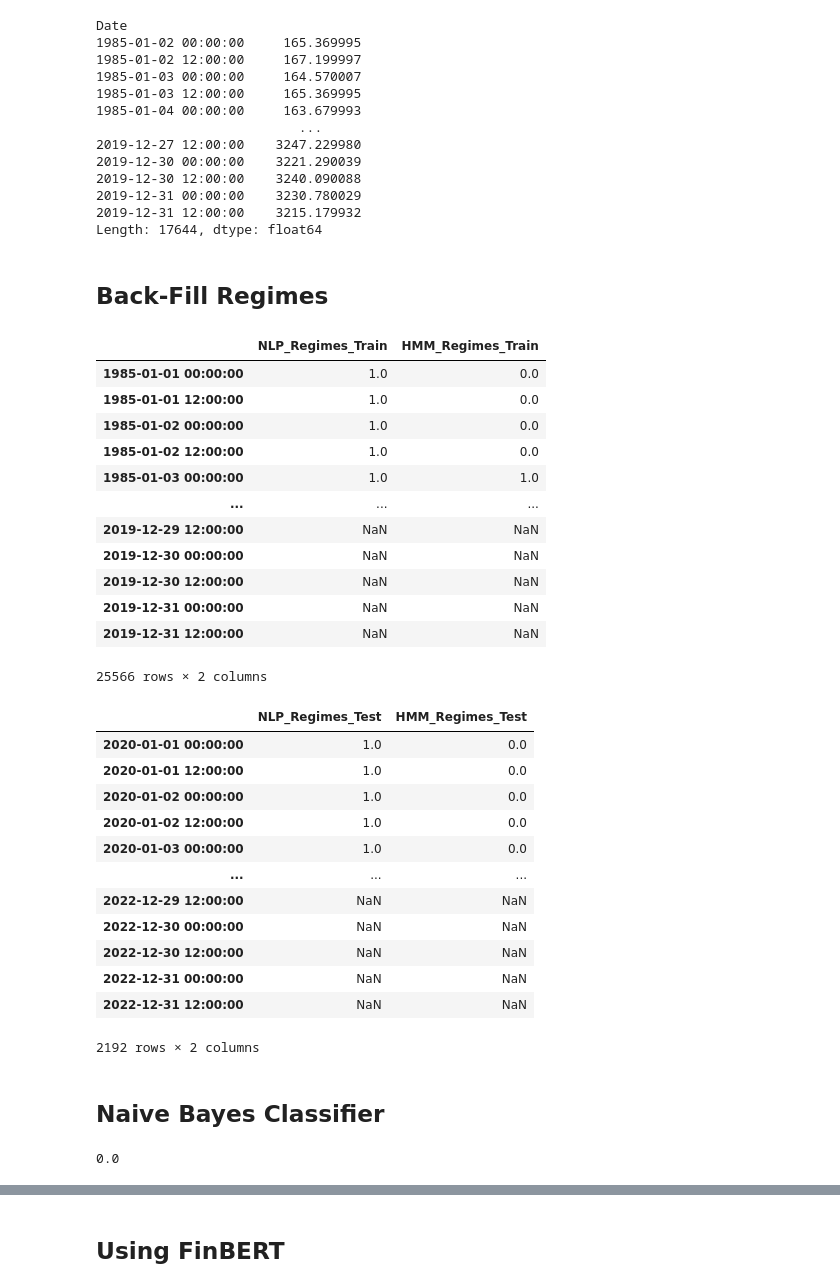
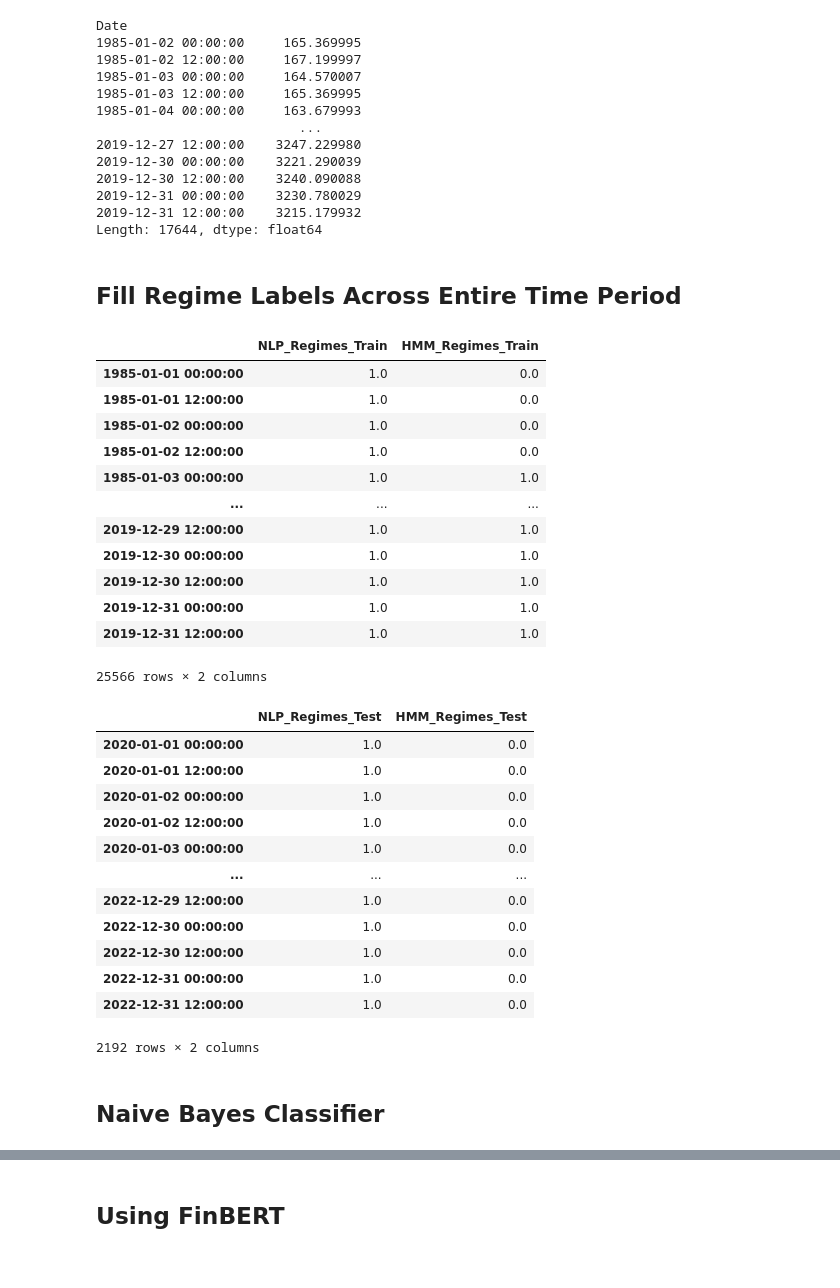
Before and after one commit to uday-31/regime-modeling-with-NLP, a Jupyter notebook: working_notebook_dhruv.ipynb, the cells around one changed output, grey strips where cells are left out. Cells and saved outputs as stored; diff of their text form; code cells hidden in the pictures.

Commit message:
Added ffill() for regime labels

```diff
--- a/working_notebook_dhruv.ipynb
+++ b/working_notebook_dhruv.ipynb
@@ -253,45 +253,48 @@ hmm_regimes_train = pd.DataFrame.from_dict({
 hmm_regimes_test = pd.DataFrame.from_dict({
     'HMM_Regimes_Test': hmm_regimes_test,
 }).set_index(r_values_test.index)
-# %% [markdown]
-## Back-Fill Regimes
+# %% [markdown]
+## Fill Regime Labels Across Entire Time Period
 # %%
 train_regimes = pd.DataFrame(index=pd.date_range(
     start=period_start,
     end=train_end + timedelta(1),
     freq='12H'
 )[:-1])
 
 train_regimes = pd.merge(
     left=train_regimes,
     right=nlp_regimes_train,
     how="left",
     left_index=True,
     right_index=True,
 ).bfill()
 
 train_regimes = pd.merge(
     left=train_regimes,
     right=hmm_regimes_train,
     how="left",
     left_index=True,
     right_index=True,
 ).bfill()
 
+train_regimes.NLP_Regimes_Train = train_regimes.NLP_Regimes_Train.ffill()
+train_regimes.HMM_Regimes_Train = train_regimes.HMM_Regimes_Train.ffill()
+
 train_regimes
 # %% [output]
 |  | NLP_Regimes_Train | HMM_Regimes_Train |
 | 1985-01-01 00:00:00 | 1.0 | 0.0 |
 | 1985-01-01 12:00:00 | 1.0 | 0.0 |
 | 1985-01-02 00:00:00 | 1.0 | 0.0 |
 | 1985-01-02 12:00:00 | 1.0 | 0.0 |
 | 1985-01-03 00:00:00 | 1.0 | 1.0 |
 | ... | ... | ... |
-| 2019-12-29 12:00:00 | NaN | NaN |
-| 2019-12-30 00:00:00 | NaN | NaN |
-| 2019-12-30 12:00:00 | NaN | NaN |
-| 2019-12-31 00:00:00 | NaN | NaN |
-| 2019-12-31 12:00:00 | NaN | NaN |
+| 2019-12-29 12:00:00 | 1.0 | 1.0 |
+| 2019-12-30 00:00:00 | 1.0 | 1.0 |
+| 2019-12-30 12:00:00 | 1.0 | 1.0 |
+| 2019-12-31 00:00:00 | 1.0 | 1.0 |
+| 2019-12-31 12:00:00 | 1.0 | 1.0 |
 25566 rows × 2 columns
 # %%
 test_regimes = pd.DataFrame(index=pd.date_range(
@@ -316,6 +319,9 @@ test_regimes = pd.merge(
     right_index=True,
 ).bfill()
 
+test_regimes.NLP_Regimes_Test = test_regimes.NLP_Regimes_Test.ffill()
+test_regimes.HMM_Regimes_Test = test_regimes.HMM_Regimes_Test.ffill()
+
 test_regimes
 # %% [output]
 |  | NLP_Regimes_Test | HMM_Regimes_Test |
@@ -325,22 +331,11 @@ test_regimes
 | 2020-01-02 12:00:00 | 1.0 | 0.0 |
 | 2020-01-03 00:00:00 | 1.0 | 0.0 |
 | ... | ... | ... |
-| 2022-12-29 12:00:00 | NaN | NaN |
-| 2022-12-30 00:00:00 | NaN | NaN |
-| 2022-12-30 12:00:00 | NaN | NaN |
-| 2022-12-31 00:00:00 | NaN | NaN |
-| 2022-12-31 12:00:00 | NaN | NaN |
+| 2022-12-29 12:00:00 | 1.0 | 0.0 |
+| 2022-12-30 00:00:00 | 1.0 | 0.0 |
+| 2022-12-30 12:00:00 | 1.0 | 0.0 |
+| 2022-12-31 00:00:00 | 1.0 | 0.0 |
+| 2022-12-31 12:00:00 | 1.0 | 0.0 |
 2192 rows × 2 columns
 # %% [markdown]
 ## Naive Bayes Classifier
-# %%
-y_pred_nlp = do_all_NBC(
-    tfidf_class.tfidf_gensim_train,
-    model_kmeans.labels_,
-    tfidf_class.tfidf_gensim_test,
-)
-y_pred_nlp
-
-print(np.sum(y_pred_nlp != nlp_regimes_test.NLP_Regimes_Test.values) / y_pred_nlp.shape[0])
-# %% [output]
-0.0
```
Also changed, not shown: parts of 3 cells of this notebook.
